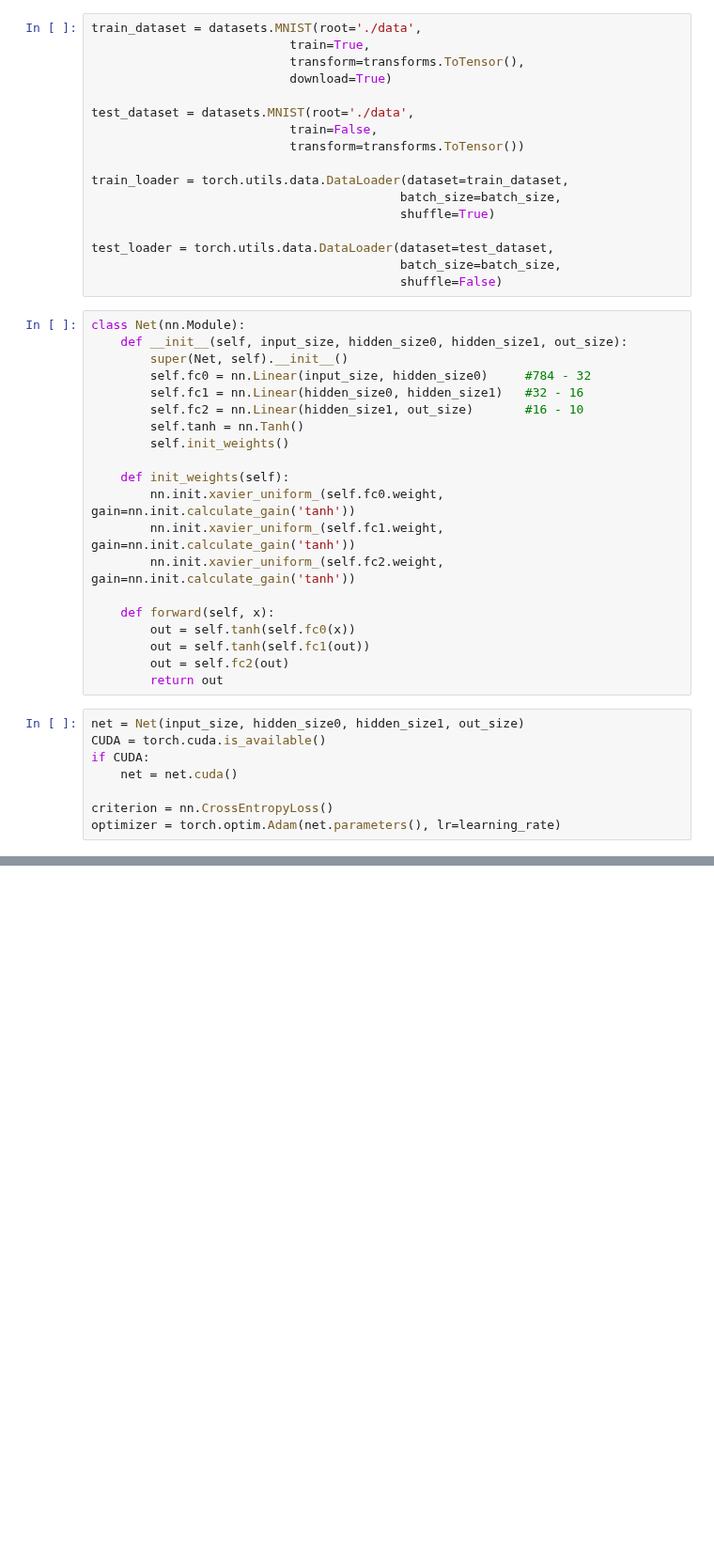
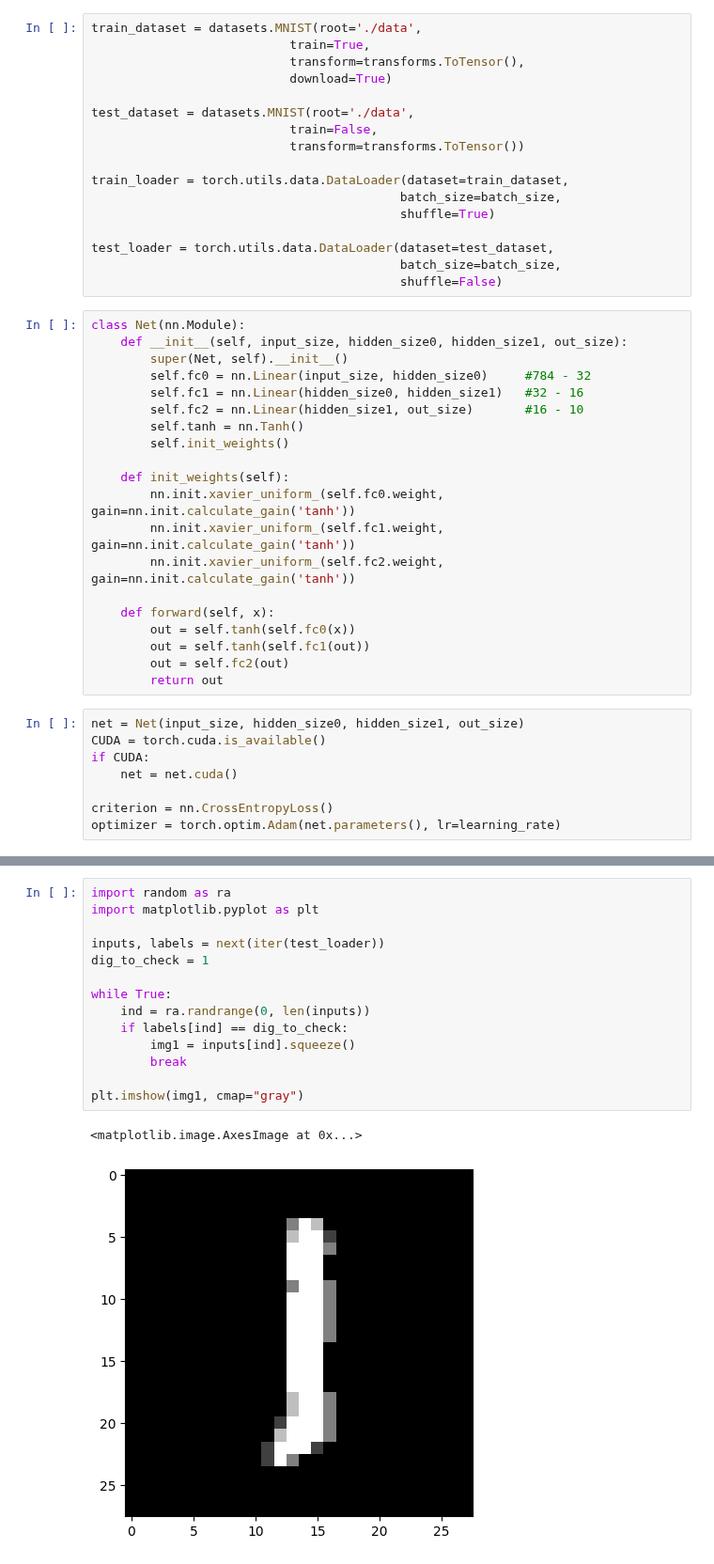
Before and after one commit to kns357/ANN_MA_Kaito, a Jupyter notebook: 02_ffn_mnist_full.ipynb, the cells around one changed output, grey strips where cells are left out. Shown at 94% size. Saved outputs shown, nothing was run; the diff lists cells and outputs as text; blank space fills up the shorter version.

```diff
--- a/02_ffn_mnist_full.ipynb
+++ b/02_ffn_mnist_full.ipynb
@@ -113,0 +214,17 @@ Accuracy of the network on the 10000 test images: 96.37 %
+# %%
+import random as ra
+import matplotlib.pyplot as plt
+
+inputs, labels = next(iter(test_loader))
+dig_to_check = 1
+
+while True:
+    ind = ra.randrange(0, len(inputs))
+    if labels[ind] == dig_to_check:
+        img1 = inputs[ind].squeeze()
+        break
+
+plt.imshow(img1, cmap="gray")
+# %% [output]
+<matplotlib.image.AxesImage at 0x...>
+[figure, added]
```
Also changed, not shown: parts of 4 cells of this notebook, 17 other files.
